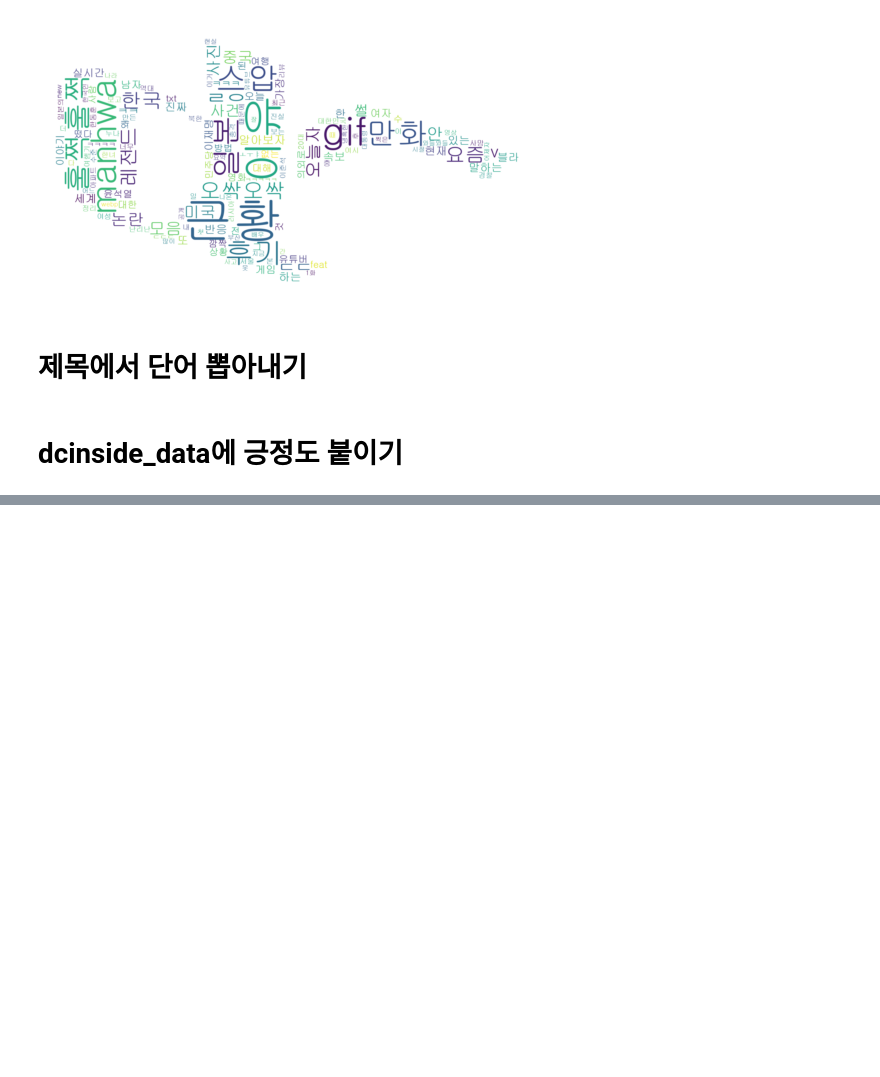
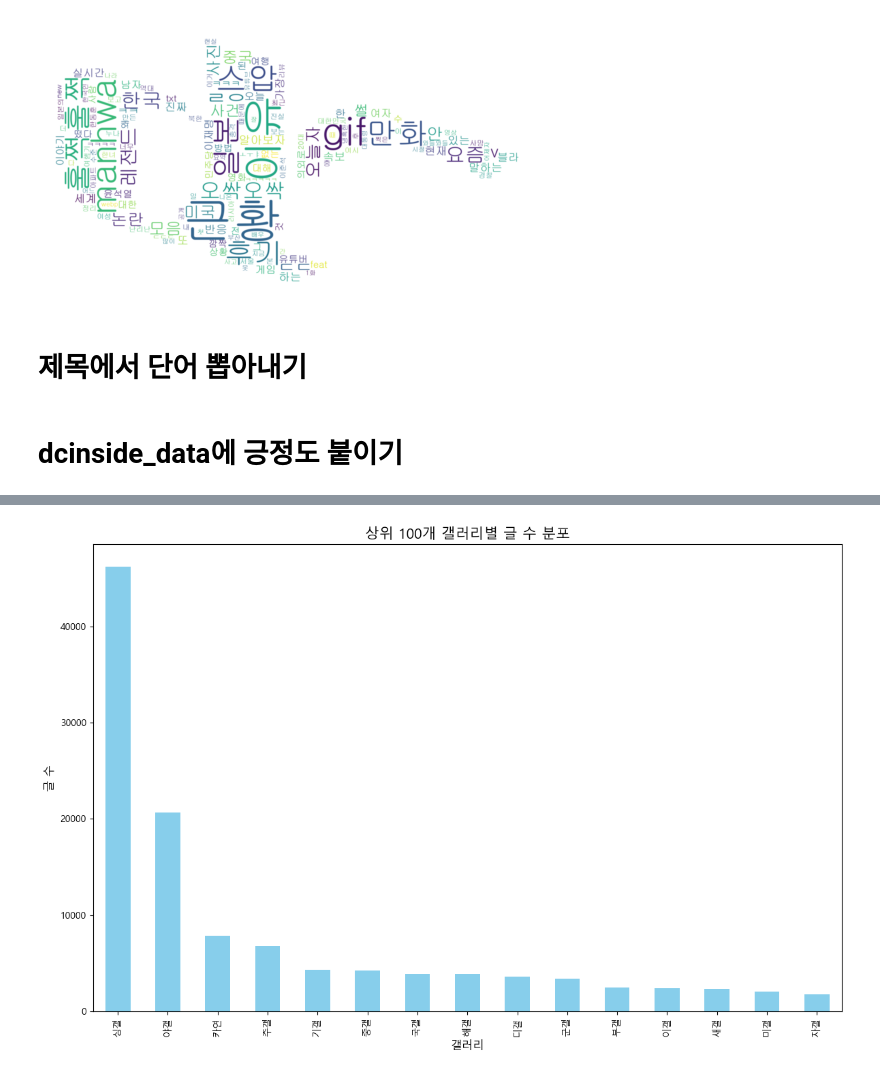
Before and after one commit to bbobbabbi/dc_project, a Jupyter notebook: project_정리.ipynb, the cells around one changed output, grey strips where cells are left out. Drawn from its saved outputs; the diff is of its cells as text; code cells hidden in the pictures; blank space fills up the shorter version.

```diff
--- a/project_정리.ipynb
+++ b/project_정리.ipynb
@@ -352,0 +394,24 @@ df.to_csv('dcinside_new_data.csv', index=False)
+# %%
+import pandas as pd
+import matplotlib.pyplot as plt
+
+# 1. 데이터 불러오기
+df = pd.read_csv('dcinside_data.csv')
+
+# 2. 갤러리별 글 수 계산 (갤러리 열을 기준으로 카운트)
+gallery_counts = df['갤러리'].value_counts()
+
+# 3. 상위 100개 갤러리만 선택
+top_100_galleries = gallery_counts.head(15)
+
+# 4. 상위 100개 갤러리 글 수 분포도 시각화
+plt.figure(figsize=(12, 8))  # 그래프 크기 설정
+top_100_galleries.plot(kind='bar', color='skyblue')
+plt.title('상위 100개 갤러리별 글 수 분포', fontsize=15)
+plt.xlabel('갤러리', fontsize=12)
+plt.ylabel('글 수', fontsize=12)
+plt.xticks(rotation=90)  # x축 레이블이 겹치지 않도록 90도로 회전
+plt.tight_layout()  # 레이아웃 조정 (x축 레이블이 잘리거나 겹치지 않게)
+plt.show()
+# %% [output]
+[figure, added]
```
Also changed, not shown: parts of 19 cells of this notebook.
